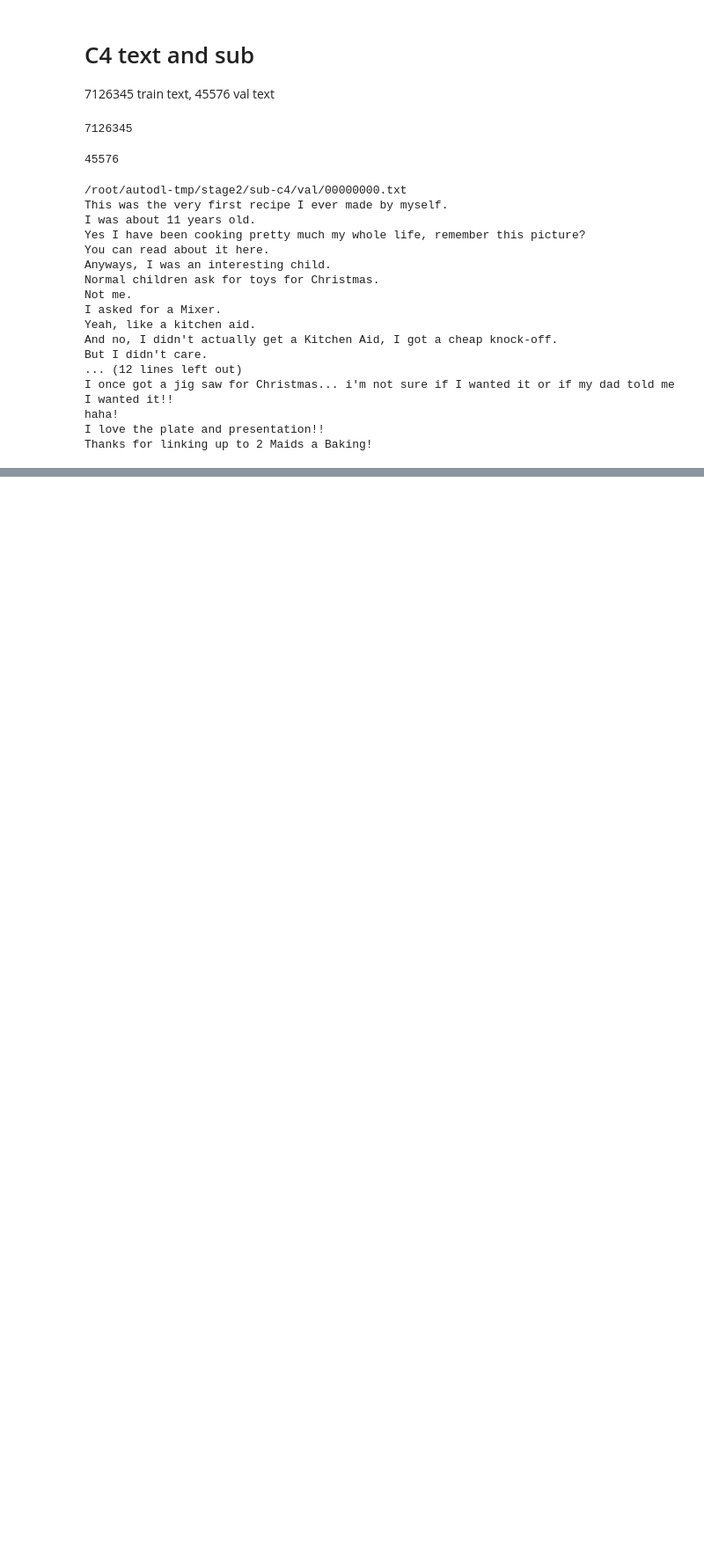
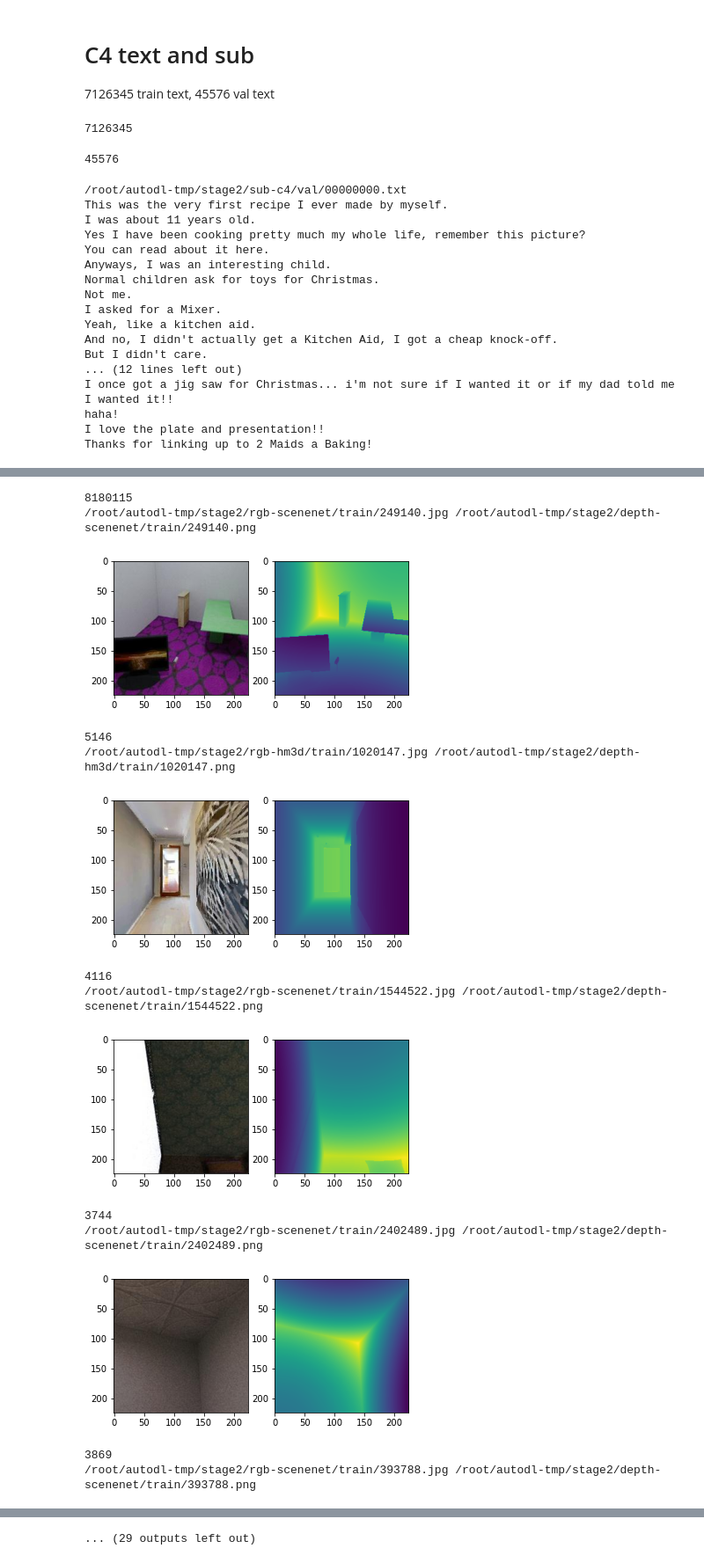
Before and after one commit to RavenKiller/MEE, a Jupyter notebook: scripts/evo_data_stage2.ipynb, the cells around one changed output, grey strips where cells are left out. Shown at 88% size. Drawn from its saved outputs; the diff is of its cells as text; code cells hidden in the pictures; blank space fills up the shorter version.

```diff
--- a/scripts/evo_data_stage2.ipynb
+++ b/scripts/evo_data_stage2.ipynb
@@ -304,3 +433,22 @@ PosixPath('/root/autodl-tmp/stage2/depth-tum/val/19557.png')
+# %%
+# check
+FOLDER_RGB_OUT = Path("/root/autodl-tmp/stage2/rgb-hm3d/train")
+FOLDER_DEPTH_OUT = Path("/root/autodl-tmp/stage2/depth-hm3d/train")
+rgb_files = list(FOLDER_RGB_OUT.glob("*.jpg"))
+depth_files = list(FOLDER_DEPTH_OUT.glob("*.png"))
+assert len(rgb_files)==len(depth_files)
+print(len(rgb_files))
+for _ in range(20):
+    idx = random.randint(0, len(rgb_files)-1)
+    rgb = Image.open(rgb_files[idx])
+    depth = Image.open(depth_files[idx])
+    print(rgb_files[idx], depth_files[idx])
+    plt.figure()
+    plt.subplot(1,2, 1)
+    plt.imshow(rgb)
+    plt.subplot(1,2, 2)
+    plt.imshow(np.array(depth).astype(float))
+    print(np.array(depth).max())
 # %% [markdown]
 # C4 text and sub
 
@@ -383,0 +913,35 @@ Thanks for linking up to 2 Maids a Baking!
+# %%
+# vision train
+FOLDER_RGB_OUT = Path("/root/autodl-tmp/stage2/")
+FOLDER_DEPTH_OUT = Path("/root/autodl-tmp/stage2/")
+rgb_files = sorted(list(FOLDER_RGB_OUT.glob("rgb-*/train/*.jpg")))
+depth_files = sorted(list(FOLDER_DEPTH_OUT.glob("depth-*/train/*.png")))
+assert len(rgb_files)==len(depth_files)
+print(len(rgb_files))
+for _ in range(20):
+    idx = random.randint(0, len(rgb_files)-1)
+    rgb = Image.open(rgb_files[idx])
+    depth = Image.open(depth_files[idx])
+    print(rgb_files[idx], depth_files[idx])
+    plt.figure()
+    plt.subplot(1,2, 1)
+    plt.imshow(rgb)
+    plt.subplot(1,2, 2)
+    plt.imshow(np.array(depth).astype(float))
+    plt.show()
+    print(np.array(depth).max())
+# %% [output]
+8180115
+/root/autodl-tmp/stage2/rgb-scenenet/train/249140.jpg /root/autodl-tmp/stage2/depth-scenenet/train/249140.png
+[figure, added]
+5146
+/root/autodl-tmp/stage2/rgb-hm3d/train/1020147.jpg /root/autodl-tmp/stage2/depth-hm3d/train/1020147.png
+[figure, added]
+4116
+/root/autodl-tmp/stage2/rgb-scenenet/train/1544522.jpg /root/autodl-tmp/stage2/depth-scenenet/train/1544522.png
+[figure, added]
+3744
+/root/autodl-tmp/stage2/rgb-scenenet/train/2402489.jpg /root/autodl-tmp/stage2/depth-scenenet/train/2402489.png
+[figure, added]
+3869
+/root/autodl-tmp/stage2/rgb-scenenet/train/393788.jpg /root/autodl-tmp/stage2/depth-scenenet/train/393788.png
@@ -383,0 +952 @@ Thanks for linking up to 2 Maids a Baking!
+... (29 outputs left out)
```
Also changed, not shown: parts of 28 cells of this notebook, 8 other files.
